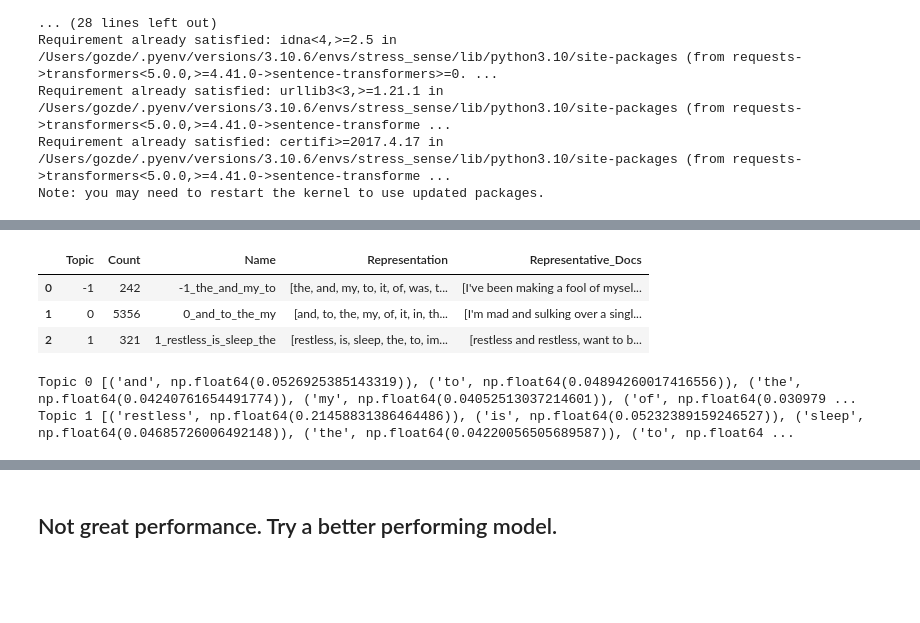
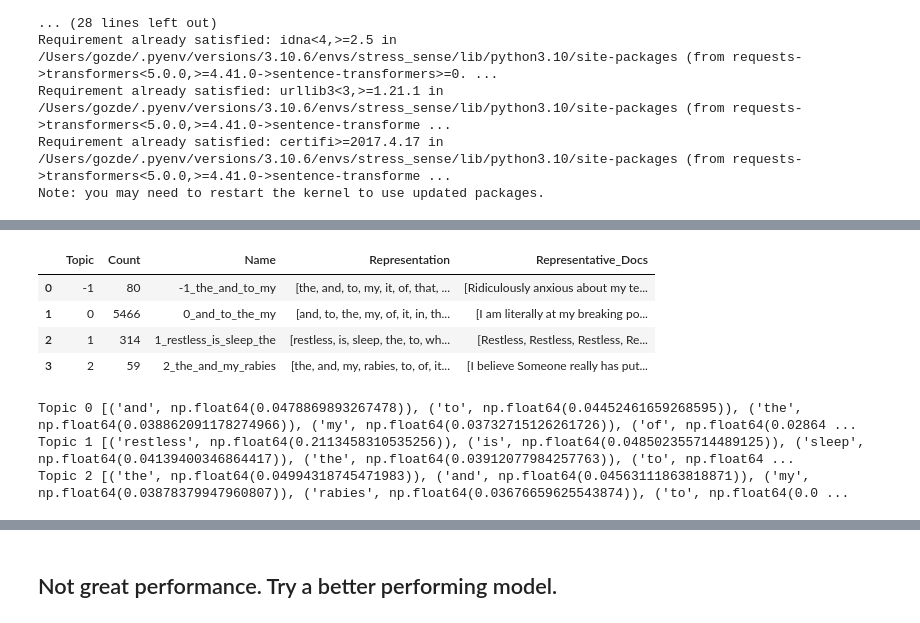
Before and after one commit to g0zzy/stress_sense, a Jupyter notebook: notebooks/g0zzy_bertopic.ipynb, the cells around one changed output, grey strips where cells are left out. Saved outputs shown, nothing was run; the diff lists cells and outputs as text; code cells hidden in the pictures; blank space fills up the shorter version.

```diff
--- a/notebooks/g0zzy_bertopic.ipynb
+++ b/notebooks/g0zzy_bertopic.ipynb
@@ -27,6 +54,6 @@ def strip_urls(text: str) -> str:
 
 * **Transformers are trained on raw(ish) text**
 # %%
-data.statement = data.statement.apply(lambda x: x.strip())
+#data.statement = data.statement.apply(lambda x: x.strip())
 # %%
-data.statement = data.statement.apply(strip_urls)
+#data.statement = data.statement.apply(strip_urls)
@@ -151,7 +188,7 @@ Note: you may need to restart the kernel to use updated packages.
 from bertopic import BERTopic
 
 topic_model = BERTopic(
-    min_topic_size=100,      # try 50, 80, 100; pick the one that gives 8–12 coherent topics
+    min_topic_size=50,      # try 50, 80, 100; pick the one that gives 8–12 coherent topics
     n_gram_range=(1, 2),
     calculate_probabilities=True,
     verbose=True
@@ -170,7 +207,8 @@ topic_info.head(10)
 |  | Topic | Count | Name | Representation | Representative_Docs |
-| 0 | -1 | 242 | -1_the_and_my_to | [the, and, my, to, it, of, was, t... | [I've been making a fool of mysel... |
-| 1 | 0 | 5356 | 0_and_to_the_my | [and, to, the, my, of, it, in, th... | [I'm mad and sulking over a singl... |
-| 2 | 1 | 321 | 1_restless_is_sleep_the | [restless, is, sleep, the, to, im... | [restless and restless, want to b... |
+| 0 | -1 | 80 | -1_the_and_to_my | [the, and, to, my, it, of, that, ... | [Ridiculously anxious about my te... |
+| 1 | 0 | 5466 | 0_and_to_the_my | [and, to, the, my, of, it, in, th... | [I am literally at my breaking po... |
+| 2 | 1 | 314 | 1_restless_is_sleep_the | [restless, is, sleep, the, to, wh... | [Restless, Restless, Restless, Re... |
+| 3 | 2 | 59 | 2_the_and_my_rabies | [the, and, my, rabies, to, of, it... | [I believe Someone really has put... |
 # %%
 # Top words per topic
 for tid in topic_info["Topic"].head(10):
@@ -185,8 +223,9 @@ def sample_topic(tid, k=5):
     for i in np.random.choice(idx, size=min(k, len(idx)), replace=False):
         print("-", stressed_posts[i][:200], "...\n")
 # %% [output]
-Topic 0 [('and', np.float64(0.0526925385143319)), ('to', np.float64(0.04894260017416556)), ('the', np.float64(0.04240761654491774)), ('my', np.float64(0.04052513037214601)), ('of', np.float64(0.030979 ...
-Topic 1 [('restless', np.float64(0.21458831386464486)), ('is', np.float64(0.05232389159246527)), ('sleep', np.float64(0.04685726006492148)), ('the', np.float64(0.04220056505689587)), ('to', np.float64 ...
+Topic 0 [('and', np.float64(0.0478869893267478)), ('to', np.float64(0.04452461659268595)), ('the', np.float64(0.038862091178274966)), ('my', np.float64(0.03732715126261726)), ('of', np.float64(0.02864 ...
+Topic 1 [('restless', np.float64(0.2113458310535256)), ('is', np.float64(0.048502355714489125)), ('sleep', np.float64(0.04139400346864417)), ('the', np.float64(0.03912077984257763)), ('to', np.float64 ...
+Topic 2 [('the', np.float64(0.04994318745471983)), ('and', np.float64(0.04563111863818871)), ('my', np.float64(0.03878379947960807)), ('rabies', np.float64(0.03676659625543874)), ('to', np.float64(0.0 ...
 # %%
 from sklearn.feature_extraction.text import CountVectorizer
 from nltk.corpus import stopwords
```
Also changed, not shown: parts of 19 cells of this notebook.
